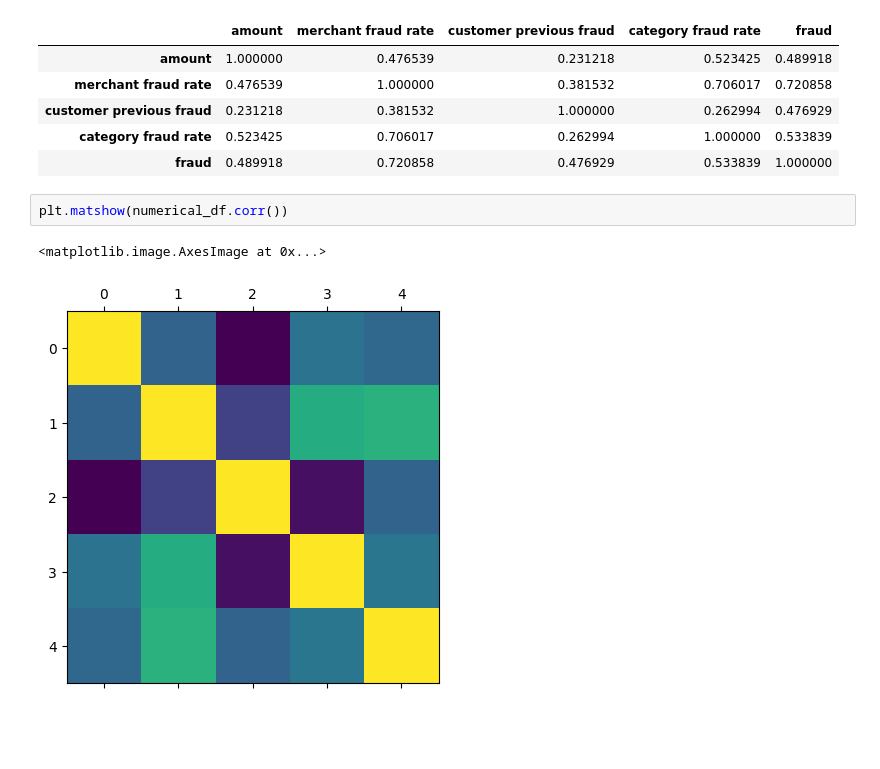
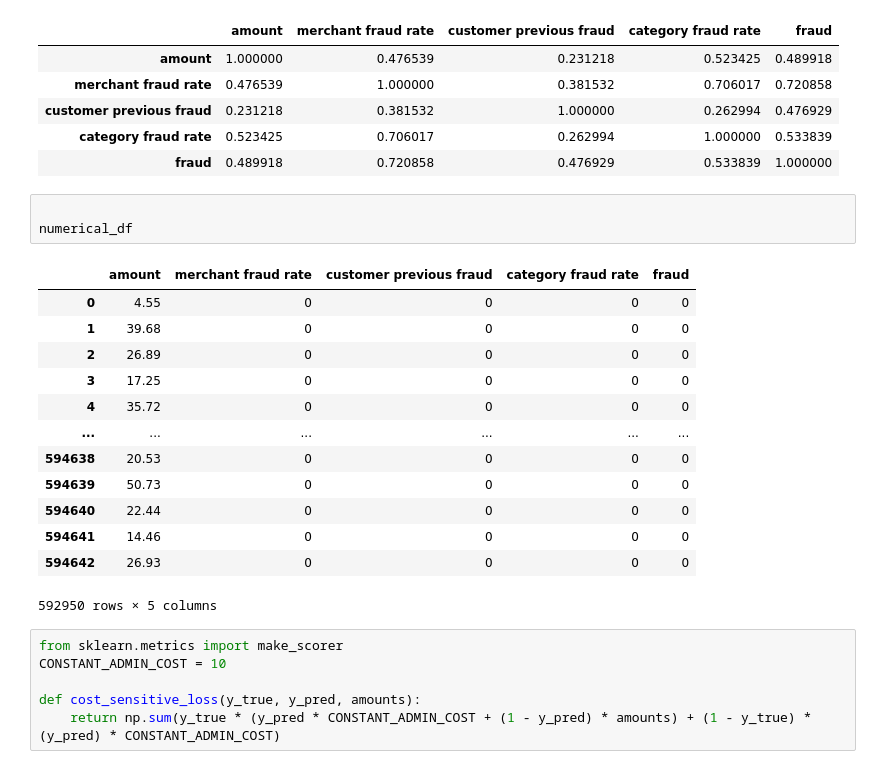
Before and after one commit to Mjh9122/fraud_detection, a Jupyter notebook: eda.ipynb, the cells around one changed output. Drawn from its saved outputs; the diff is of its cells as text; blank space fills up the shorter version.

Commit message:
added lof paper and custom score metric

```diff
--- a/eda.ipynb
+++ b/eda.ipynb
@@ -128,8 +128,26 @@ numerical_df.corr()
 | customer previous fraud | 0.231218 | 0.381532 | 1.000000 | 0.262994 | 0.476929 |
 | category fraud rate | 0.523425 | 0.706017 | 0.262994 | 1.000000 | 0.533839 |
 | fraud | 0.489918 | 0.720858 | 0.476929 | 0.533839 | 1.000000 |
-# %%
-plt.matshow(numerical_df.corr())
-# %% [output]
-<matplotlib.image.AxesImage at 0x...>
-[figure, removed]
+# %%
+
+numerical_df
+# %% [output]
+|  | amount | merchant fraud rate | customer previous fraud | category fraud rate | fraud |
+| 0 | 4.55 | 0 | 0 | 0 | 0 |
+| 1 | 39.68 | 0 | 0 | 0 | 0 |
+| 2 | 26.89 | 0 | 0 | 0 | 0 |
+| 3 | 17.25 | 0 | 0 | 0 | 0 |
+| 4 | 35.72 | 0 | 0 | 0 | 0 |
+| ... | ... | ... | ... | ... | ... |
+| 594638 | 20.53 | 0 | 0 | 0 | 0 |
+| 594639 | 50.73 | 0 | 0 | 0 | 0 |
+| 594640 | 22.44 | 0 | 0 | 0 | 0 |
+| 594641 | 14.46 | 0 | 0 | 0 | 0 |
+| 594642 | 26.93 | 0 | 0 | 0 | 0 |
+592950 rows × 5 columns
+# %%
+from sklearn.metrics import make_scorer
+CONSTANT_ADMIN_COST = 10
+
+def cost_sensitive_loss(y_true, y_pred, amounts):
+    return np.sum(y_true * (y_pred * CONSTANT_ADMIN_COST + (1 - y_pred) * amounts) + (1 - y_true) * (y_pred) * CONSTANT_ADMIN_COST)
```
Also changed, not shown: parts of 5 cells of this notebook, 3 other files.
